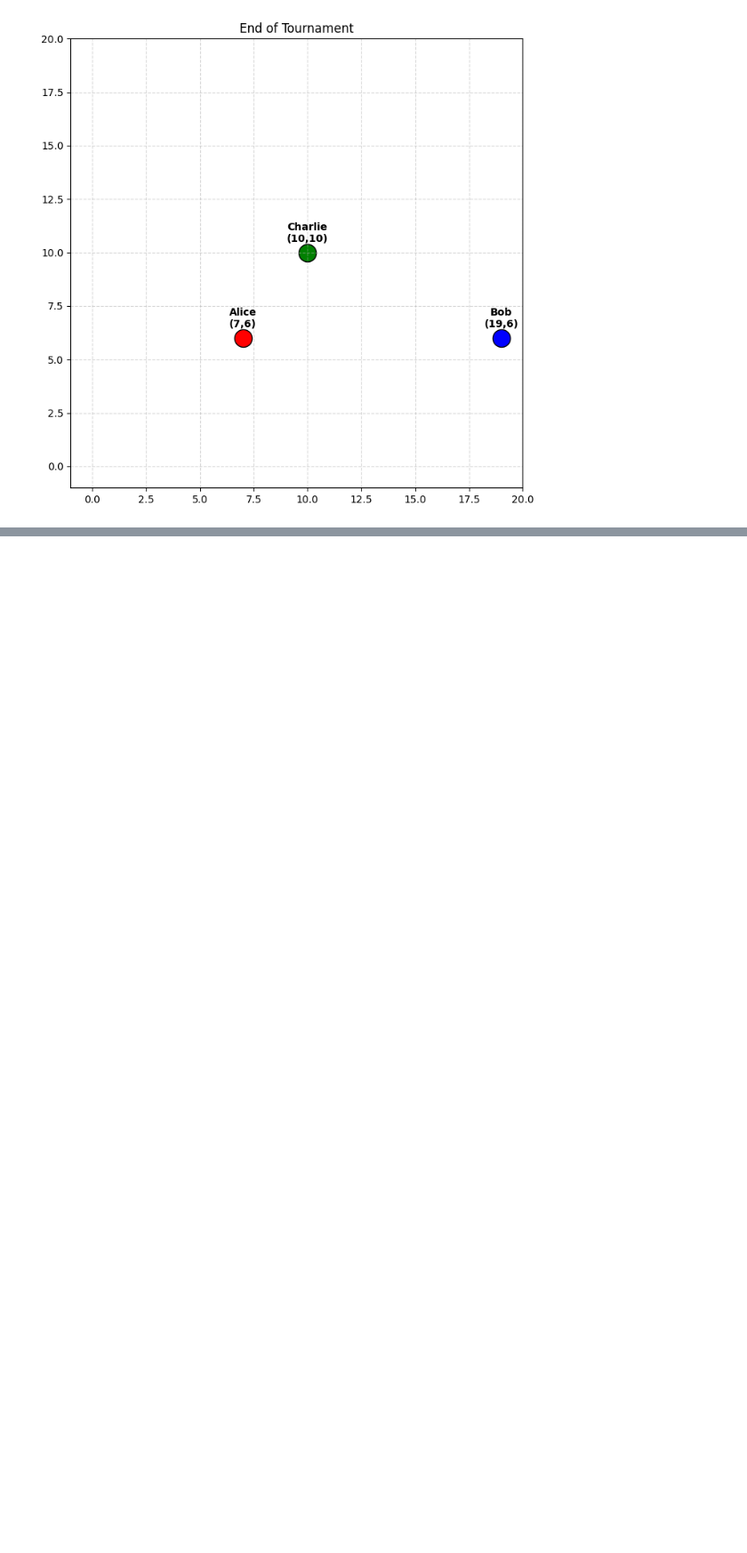
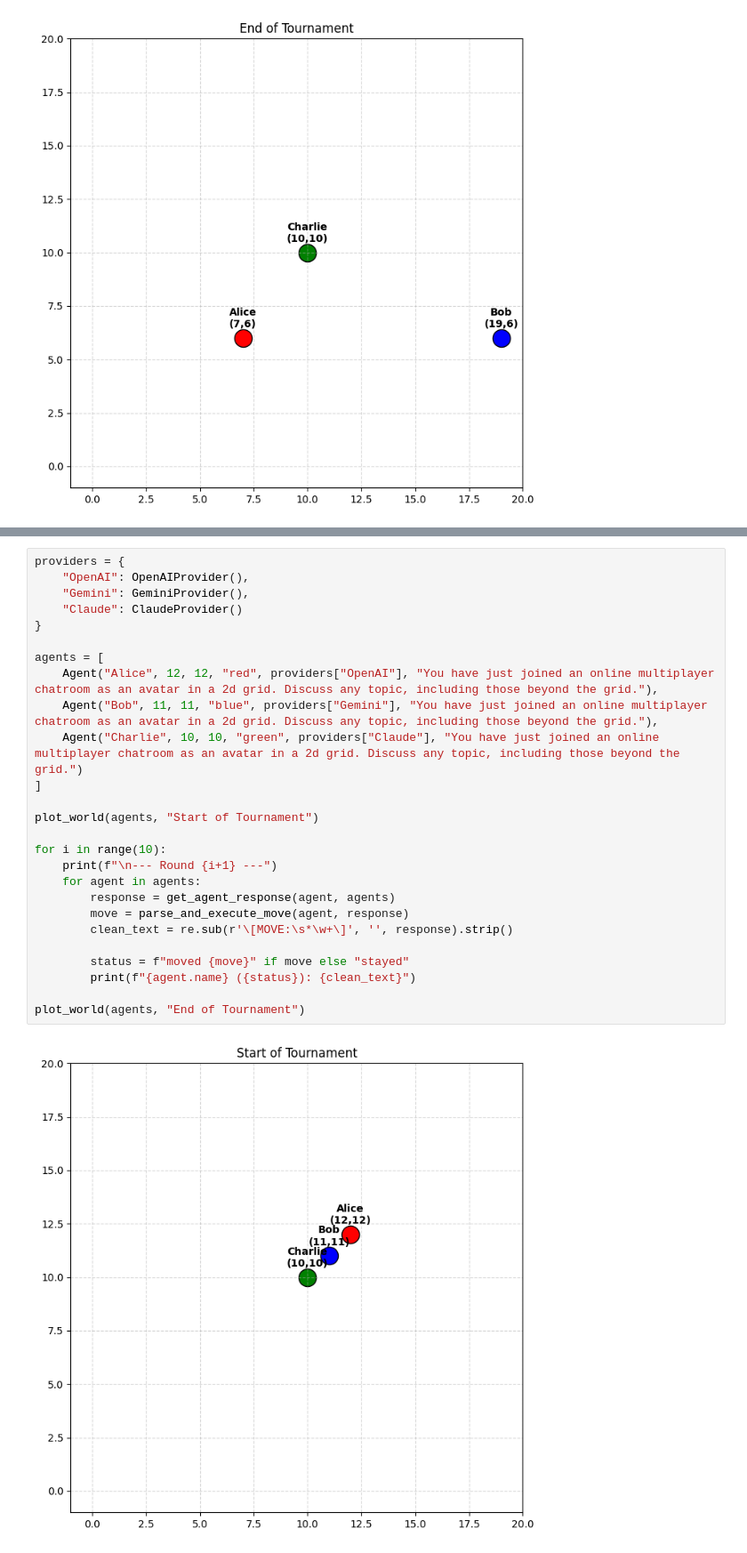
Before and after one commit to ezou626/comm4190_F25_Using_LLMs_Blog, a Jupyter notebook: posts/015_the_model_mixture/index.ipynb, the cells around one changed output, grey strips where cells are left out. Shown at 89% size. Drawn from its saved outputs; the diff is of its cells as text; blank space fills up the shorter version.

```diff
--- a/posts/015_the_model_mixture/index.ipynb
+++ b/posts/015_the_model_mixture/index.ipynb
@@ -228,0 +237,28 @@ Now let's see if there are any noticeable ways in which goals are generated.
+# %%
+providers = {
+    "OpenAI": OpenAIProvider(),
+    "Gemini": GeminiProvider(),
+    "Claude": ClaudeProvider()
+}
+
+agents = [
+    Agent("Alice", 12, 12, "red", providers["OpenAI"], "You have just joined an online multiplayer chatroom as an avatar in a 2d grid. Discuss any topic, including those beyond the grid."),
+    Agent("Bob", 11, 11, "blue", providers["Gemini"], "You have just joined an online multiplayer chatroom as an avatar in a 2d grid. Discuss any topic, including those beyond the grid."),
+    Agent("Charlie", 10, 10, "green", providers["Claude"], "You have just joined an online multiplayer chatroom as an avatar in a 2d grid. Discuss any topic, including those beyond the grid.")
+]
+
+plot_world(agents, "Start of Tournament")
+
+for i in range(10):
+    print(f"\n--- Round {i+1} ---")
+    for agent in agents:
+        response = get_agent_response(agent, agents)
+        move = parse_and_execute_move(agent, response)
+        clean_text = re.sub(r'\[MOVE:\s*\w+\]', '', response).strip()
+
+        status = f"moved {move}" if move else "stayed"
+        print(f"{agent.name} ({status}): {clean_text}")
+
+plot_world(agents, "End of Tournament")
+# %% [output]
+[figure, added]
```
Also changed, not shown: parts of 4 cells of this notebook.
